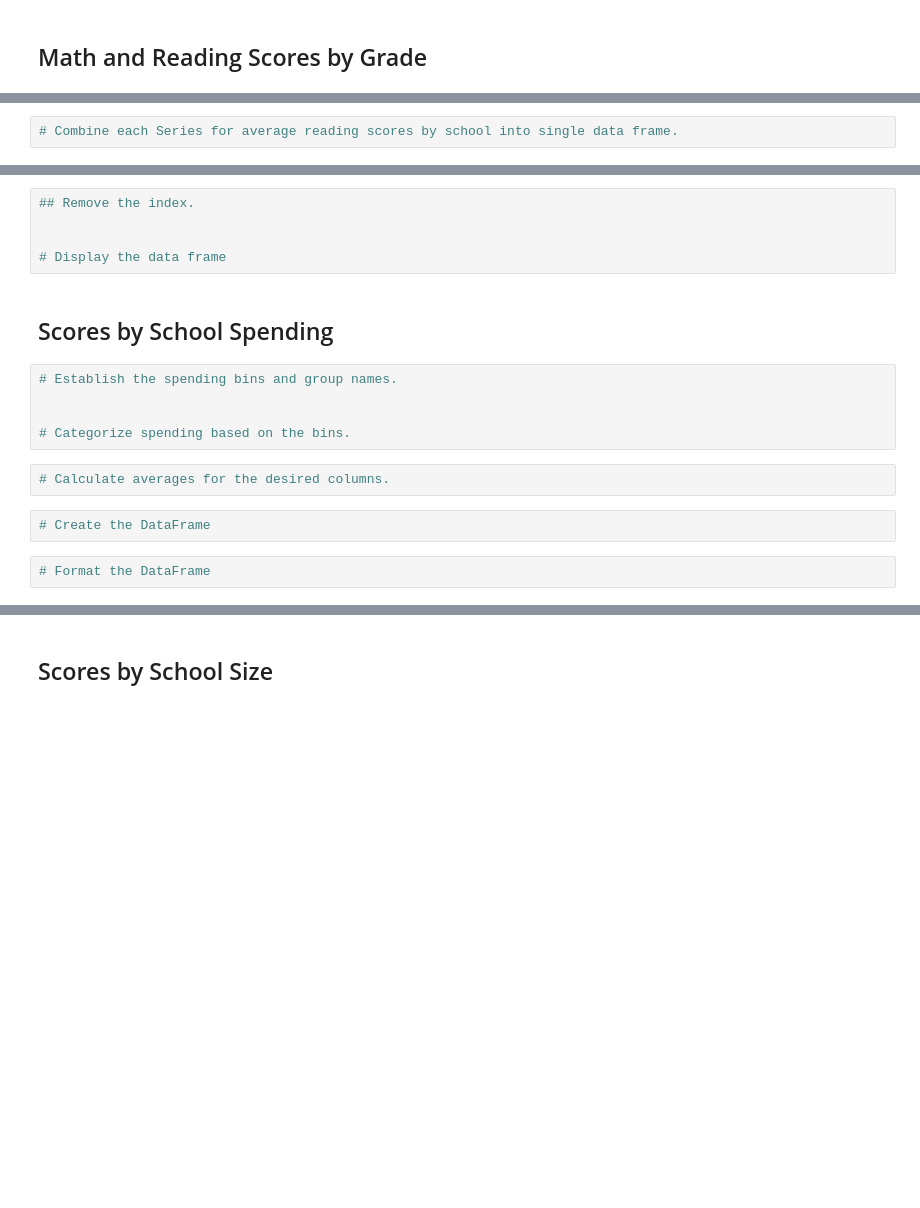
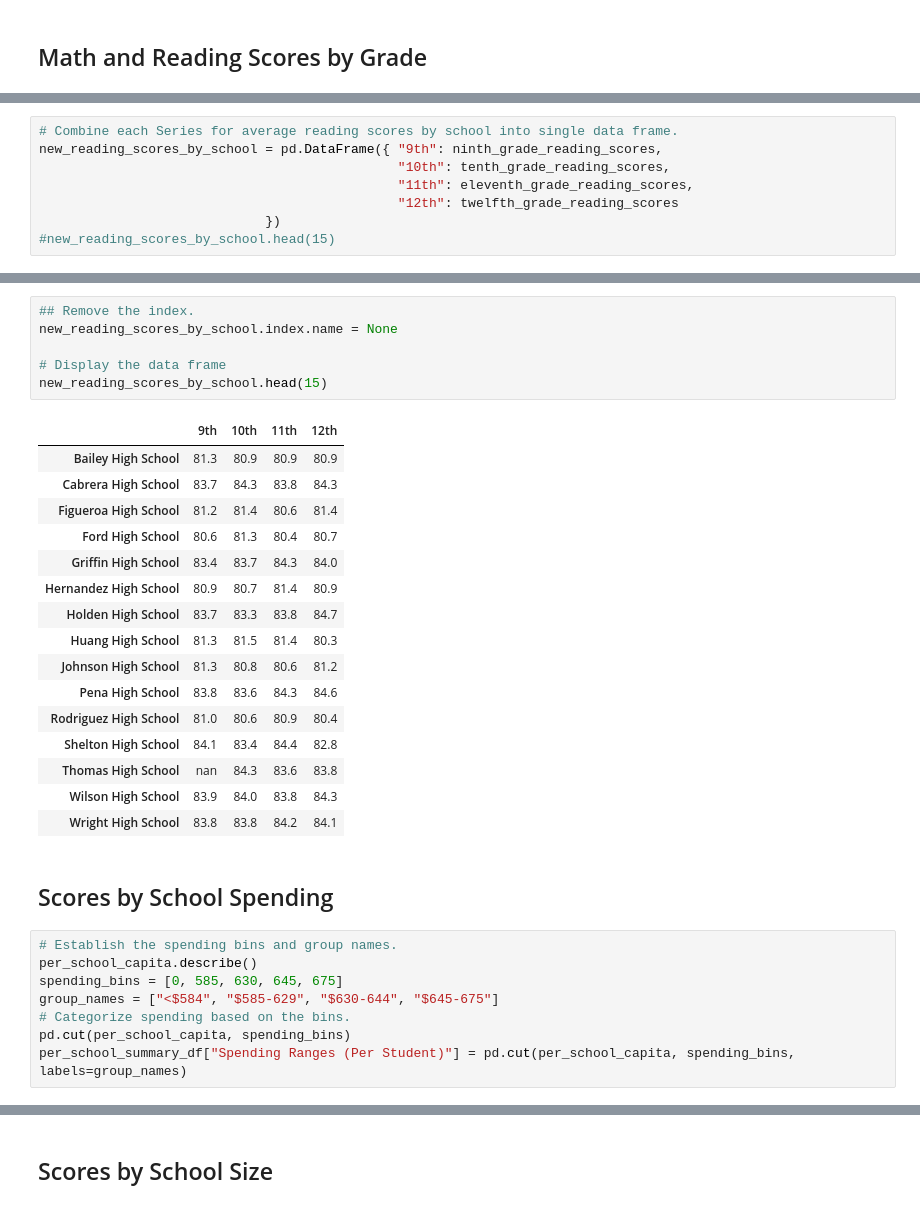
Before and after one commit to AmirO8/School_District_Analysis, a Jupyter notebook: PyCitySchools_Challenge.ipynb, the cells around one changed output, grey strips where cells are left out. Saved outputs shown, nothing was run; the diff lists cells and outputs as text; blank space fills up the shorter version.

```diff
--- a/PyCitySchools_Challenge.ipynb
+++ b/PyCitySchools_Challenge.ipynb
@@ -245,2 +373,8 @@ per_school_summary_df
 # %%
 # Combine each Series for average reading scores by school into single data frame.
+new_reading_scores_by_school = pd.DataFrame({ "9th": ninth_grade_reading_scores,
+                                              "10th": tenth_grade_reading_scores,
+                                              "11th": eleventh_grade_reading_scores,
+                                              "12th": twelfth_grade_reading_scores
+                             })
+#new_reading_scores_by_school.head(15)
@@ -254,18 +421,33 @@ per_school_summary_df
 # %%
 ## Remove the index.
-
+new_reading_scores_by_school.index.name = None
 
 # Display the data frame
+new_reading_scores_by_school.head(15)
+# %% [output]
+|  | 9th | 10th | 11th | 12th |
+| Bailey High School | 81.3 | 80.9 | 80.9 | 80.9 |
+| Cabrera High School | 83.7 | 84.3 | 83.8 | 84.3 |
+| Figueroa High School | 81.2 | 81.4 | 80.6 | 81.4 |
+| Ford High School | 80.6 | 81.3 | 80.4 | 80.7 |
+| Griffin High School | 83.4 | 83.7 | 84.3 | 84.0 |
+| Hernandez High School | 80.9 | 80.7 | 81.4 | 80.9 |
+| Holden High School | 83.7 | 83.3 | 83.8 | 84.7 |
+| Huang High School | 81.3 | 81.5 | 81.4 | 80.3 |
+| Johnson High School | 81.3 | 80.8 | 80.6 | 81.2 |
+| Pena High School | 83.8 | 83.6 | 84.3 | 84.6 |
+| Rodriguez High School | 81.0 | 80.6 | 80.9 | 80.4 |
+| Shelton High School | 84.1 | 83.4 | 84.4 | 82.8 |
+| Thomas High School | nan | 84.3 | 83.6 | 83.8 |
+| Wilson High School | 83.9 | 84.0 | 83.8 | 84.3 |
+| Wright High School | 83.8 | 83.8 | 84.2 | 84.1 |
 # %% [markdown]
 ## Scores by School Spending
 # %%
 # Establish the spending bins and group names.
-
-
+per_school_capita.describe()
+spending_bins = [0, 585, 630, 645, 675]
+group_names = ["<$584", "$585-629", "$630-644", "$645-675"]
 # Categorize spending based on the bins.
+pd.cut(per_school_capita, spending_bins)
+per_school_summary_df["Spending Ranges (Per Student)"] = pd.cut(per_school_capita, spending_bins, labels=group_names)
-# %%
-# Calculate averages for the desired columns.
-# %%
-# Create the DataFrame
-# %%
-# Format the DataFrame
```
Also changed, not shown: parts of 42 cells of this notebook.
